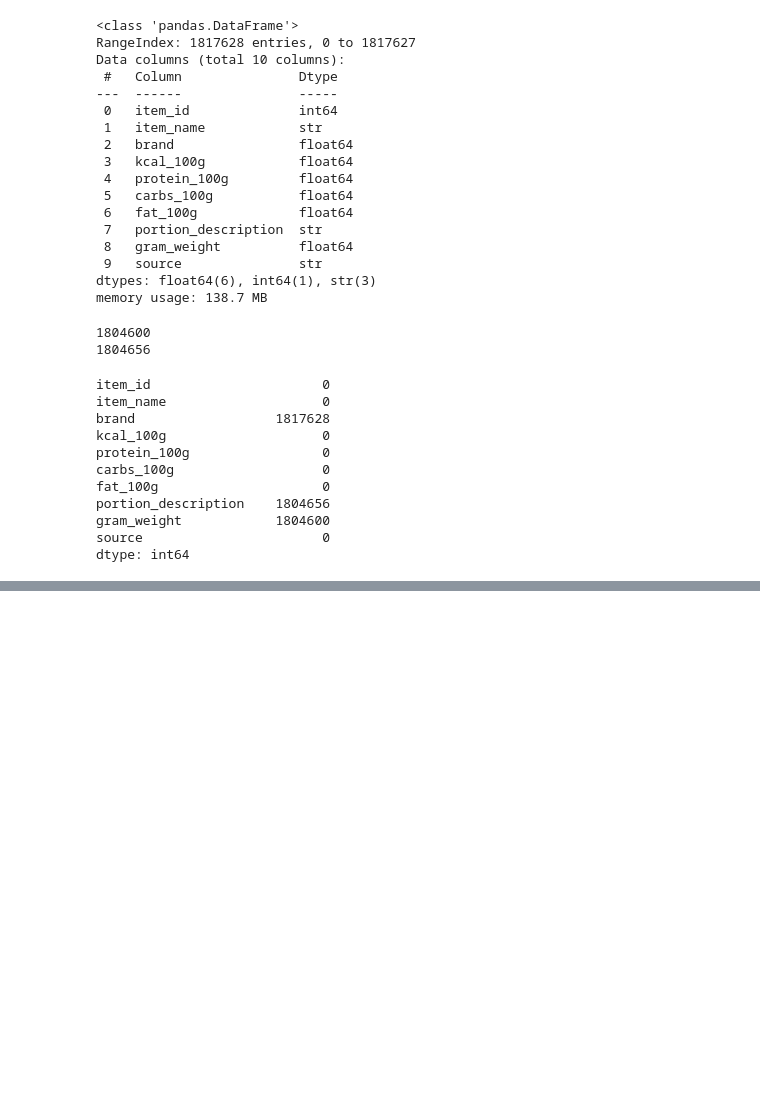
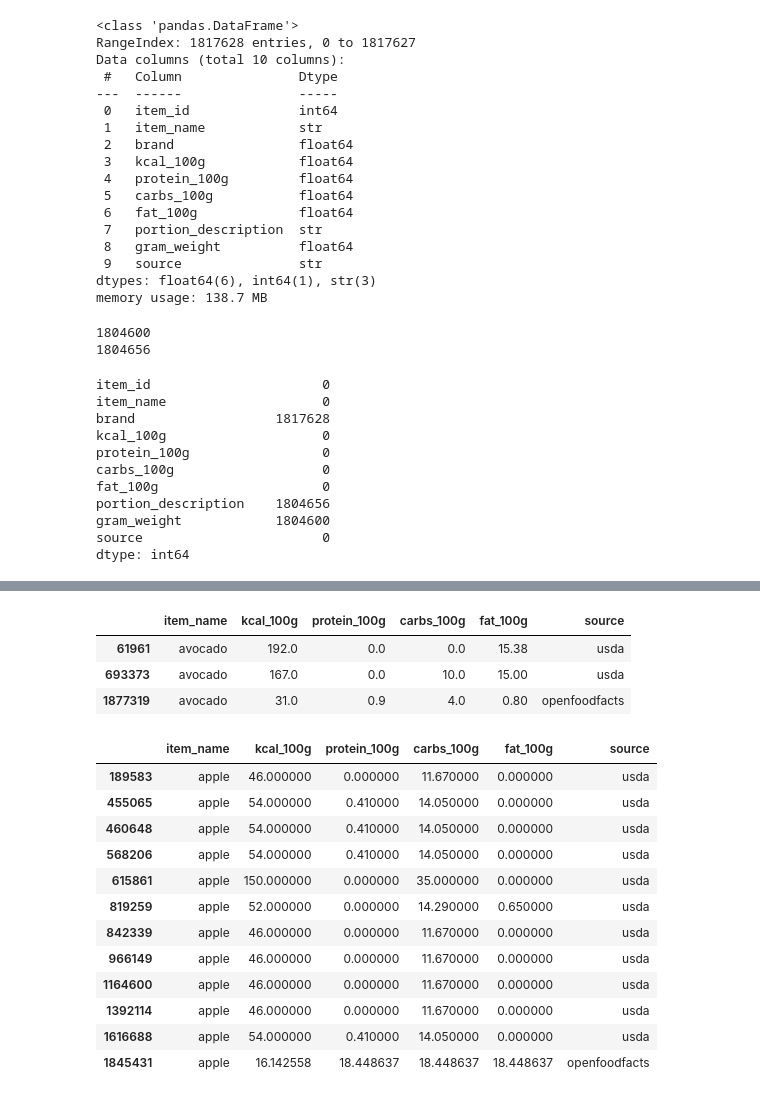
Before and after one commit to KevinSchmitt1/sayfit-alpha, a Jupyter notebook: eda.ipynb, the cells around one changed output, grey strips where cells are left out. Drawn from its saved outputs; the diff is of its cells as text; code cells hidden in the pictures; blank space fills up the shorter version.

```diff
--- a/eda.ipynb
+++ b/eda.ipynb
@@ -99,0 +175,6 @@ df_usda_clean = df_usda.drop(columns=['gram_weight', 'portion_description'])
+# %%
+df_usda_copy = df_usda_clean.copy()
+df_usda_copy = df_usda_copy.drop(columns=['item_id', 'brand',])
+
+df_off_copy = df_off.copy()
+df_off_copy = df_off_copy.drop(columns=['item_id', 'brand', 'serving_size', 'quantity'])
@@ -99,0 +193,5 @@ df_usda_clean = df_usda.drop(columns=['gram_weight', 'portion_description'])
+# %%
+df_full = pd.concat([df_usda_copy, df_off_copy], ignore_index=True)
+# %%
+# make all item_name lower case
+df_full['item_name'] = df_full['item_name'].str.lower()
@@ -99,0 +260,23 @@ df_usda_clean = df_usda.drop(columns=['gram_weight', 'portion_description'])
+# %%
+df_full[df_full['item_name'] == 'avocado']
+# %% [output]
+|  | item_name | kcal_100g | protein_100g | carbs_100g | fat_100g | source |
+| 61961 | avocado | 192.0 | 0.0 | 0.0 | 15.38 | usda |
+| 693373 | avocado | 167.0 | 0.0 | 10.0 | 15.00 | usda |
+| 1877319 | avocado | 31.0 | 0.9 | 4.0 | 0.80 | openfoodfacts |
+# %%
+df_full[df_full['item_name'] == 'apple']
+# %% [output]
+|  | item_name | kcal_100g | protein_100g | carbs_100g | fat_100g | source |
+| 189583 | apple | 46.000000 | 0.000000 | 11.670000 | 0.000000 | usda |
+| 455065 | apple | 54.000000 | 0.410000 | 14.050000 | 0.000000 | usda |
+| 460648 | apple | 54.000000 | 0.410000 | 14.050000 | 0.000000 | usda |
+| 568206 | apple | 54.000000 | 0.410000 | 14.050000 | 0.000000 | usda |
+| 615861 | apple | 150.000000 | 0.000000 | 35.000000 | 0.000000 | usda |
+| 819259 | apple | 52.000000 | 0.000000 | 14.290000 | 0.650000 | usda |
+| 842339 | apple | 46.000000 | 0.000000 | 11.670000 | 0.000000 | usda |
+| 966149 | apple | 46.000000 | 0.000000 | 11.670000 | 0.000000 | usda |
+| 1164600 | apple | 46.000000 | 0.000000 | 11.670000 | 0.000000 | usda |
+| 1392114 | apple | 46.000000 | 0.000000 | 11.670000 | 0.000000 | usda |
+| 1616688 | apple | 54.000000 | 0.410000 | 14.050000 | 0.000000 | usda |
+| 1845431 | apple | 16.142558 | 18.448637 | 18.448637 | 18.448637 | openfoodfacts |
```
Also changed, not shown: parts of 16 cells of this notebook, 1 other file.
